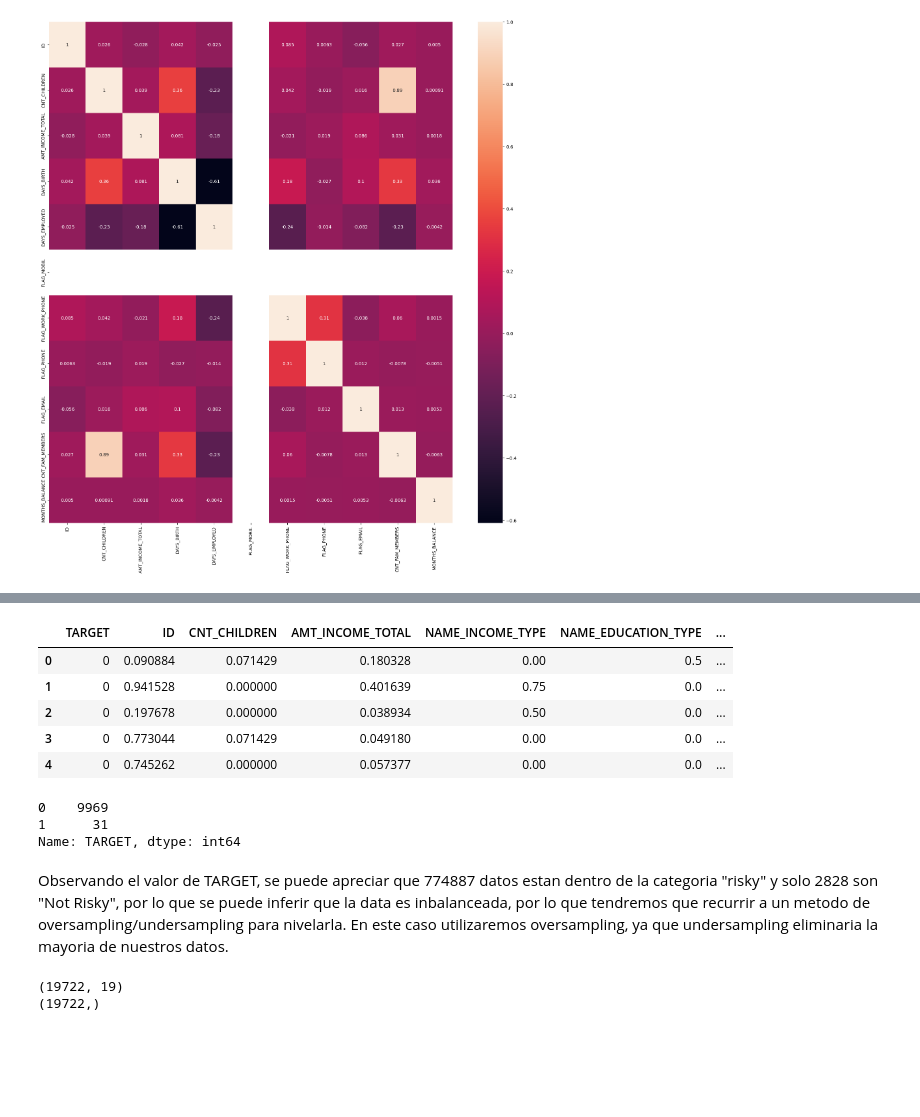
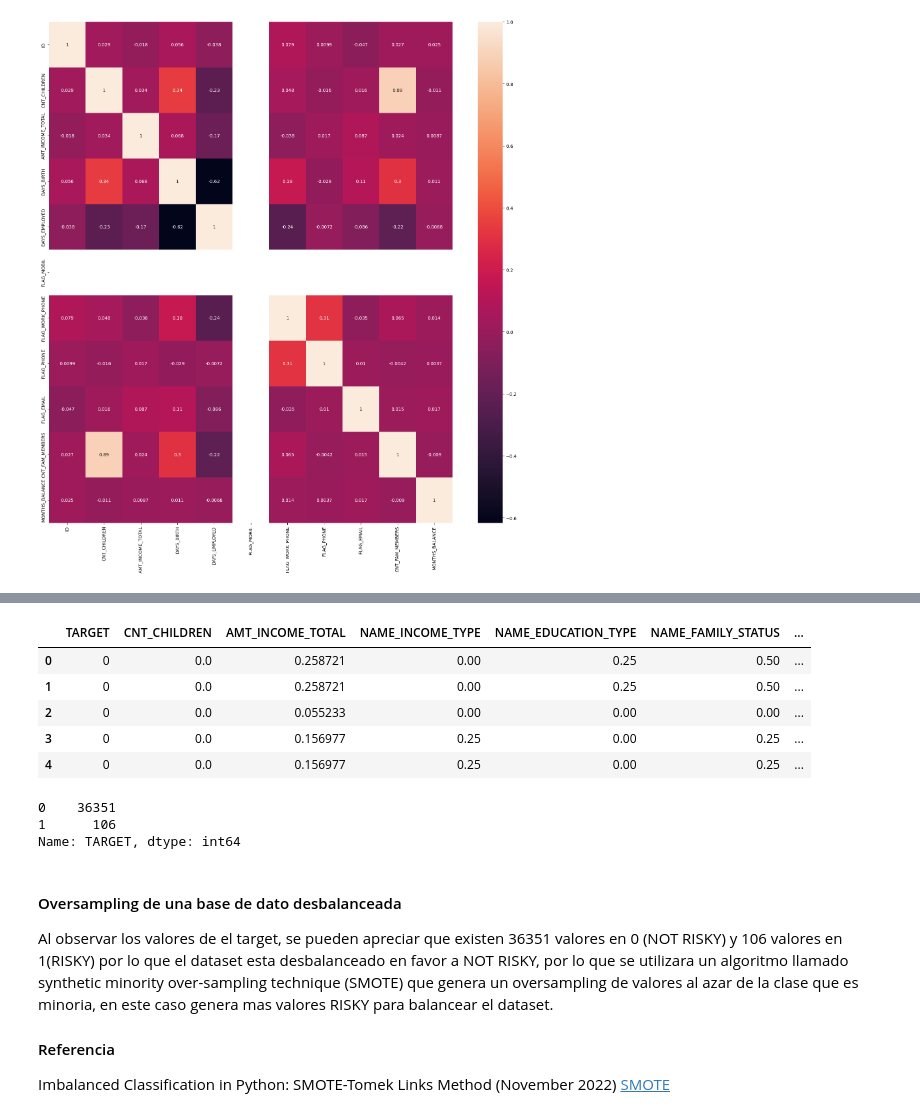
Before and after one commit to eolo-ws/proyecto-2-mineria-de-datos, a Jupyter notebook: proyecto-2-mineria-grupo-5.ipynb, the cells around one changed output, grey strips where cells are left out. Cells and saved outputs as stored; diff of their text form; code cells hidden in the pictures; blank space fills up the shorter version.

```diff
--- a/proyecto-2-mineria-grupo-5.ipynb
+++ b/proyecto-2-mineria-grupo-5.ipynb
@@ -72,0 +111,6 @@ credit_record.ID.nunique()
+# %%
+# Unimos las dos bases de datos basándonos en el ID
+data = application_record.merge(credit_record,how='inner',on=['ID'])
+# Eliminamos datos duplicados en la columna ID para evitar que nuestros modelos posean datos repetidos
+data = data.drop_duplicates('ID')
+data.head(4)
@@ -243,0 +231,11 @@ Rellenamos OCCUPATION_TYPE para que no tenga valores NaN con OTHER, con esto ya
+# %%
+# Se eliminan las variables FLAG_WORK_PHONE, FLAG_PHONE, FLAG_EMAIL, ID, NAME_HOUSING_TYPE.
+data = data.drop('FLAG_MOBIL',axis=1)
+data = data.drop('FLAG_WORK_PHONE',axis=1)
+data = data.drop('FLAG_PHONE',axis=1)
+data = data.drop('FLAG_EMAIL',axis=1)
+data = data.drop('ID',axis=1)
+# Se puede observar el grafico de correlacion despues de que se eliminaron las variables anteriores.
+plt.figure(figsize=(20,20))
+sns.heatmap(data.corr(), annot=True)
+plt.show()
@@ -472,45 +454,49 @@ Nuestra data contiene solo variables numericas.
 # %%
-#utilizaremos solo 10000 datos para nuestro problema
-# El minimo de datos que nos piden para la muestra
-# Si se incrementan los datos toma demasiado tiempo en
-data = data.sample(n=10000, random_state=1)
+# Se utiliza MinMaxScaler para normalizar los datos.
+from sklearn.preprocessing import MinMaxScaler
 
+# x sera nuestra data
 x=data.drop('TARGET',axis=1)
+# y sera nuestro target data
 y=data['TARGET']
-feature_scale = [feature for feature in data.columns if feature!='TARGET']
+
 scaler=MinMaxScaler()
 scaler.fit_transform(x)
 
+# Vizualizacion de los datos escalados
+feature_scale = [feature for feature in data.columns if feature!='TARGET']
 data = pd.concat([data['TARGET'].reset_index(drop=True),
                     pd.DataFrame(scaler.transform(x), columns=feature_scale)],
                     axis=1)
 
 data.head()
 # %% [output]
-|  | TARGET | ID | CNT_CHILDREN | AMT_INCOME_TOTAL | NAME_INCOME_TYPE | NAME_EDUCATION_TYPE | ... |
-| 0 | 0 | 0.090884 | 0.071429 | 0.180328 | 0.00 | 0.5 | ... |
-| 1 | 0 | 0.941528 | 0.000000 | 0.401639 | 0.75 | 0.0 | ... |
-| 2 | 0 | 0.197678 | 0.000000 | 0.038934 | 0.50 | 0.0 | ... |
-| 3 | 0 | 0.773044 | 0.071429 | 0.049180 | 0.00 | 0.0 | ... |
-| 4 | 0 | 0.745262 | 0.000000 | 0.057377 | 0.00 | 0.0 | ... |
+|  | TARGET | CNT_CHILDREN | AMT_INCOME_TOTAL | NAME_INCOME_TYPE | NAME_EDUCATION_TYPE | NAME_FAMILY_STATUS | ... |
+| 0 | 0 | 0.0 | 0.258721 | 0.00 | 0.25 | 0.50 | ... |
+| 1 | 0 | 0.0 | 0.258721 | 0.00 | 0.25 | 0.50 | ... |
+| 2 | 0 | 0.0 | 0.055233 | 0.00 | 0.00 | 0.00 | ... |
+| 3 | 0 | 0.0 | 0.156977 | 0.25 | 0.00 | 0.25 | ... |
+| 4 | 0 | 0.0 | 0.156977 | 0.25 | 0.00 | 0.25 | ... |
-# %%
-data.TARGET.value_counts()
-# %% [output]
-0    9969
-1      31
-Name: TARGET, dtype: int64
-# %% [markdown]
-Observando el valor de TARGET, se puede apreciar que 774887 datos estan dentro de la categoria "risky" y solo 2828 son "Not Risky", por lo que se puede inferir que la data es inbalanceada, por lo que tendremos que recurrir a un metodo de oversampling/undersampling para nivelarla.
-En este caso utilizaremos oversampling, ya que undersampling eliminaria la mayoria de nuestros datos.
+# %%
+# Revisamos el ratio de valores en el dataset en base al TARGET
+data.TARGET.value_counts()
+# %% [output]
+0    36351
+1      106
+Name: TARGET, dtype: int64
+# %% [markdown]
+#### Oversampling de una base de dato desbalanceada
+
+Al observar los valores de el target, se pueden apreciar que existen 36351 valores en 0 (NOT RISKY) y 106 valores en 1(RISKY) por lo que el dataset esta desbalanceado en favor a NOT RISKY, por lo que se utilizara un algoritmo llamado synthetic minority over-sampling technique (SMOTE) que genera un oversampling de valores al azar de la clase que es minoria, en este caso genera mas valores RISKY para balancear el dataset.
+
+
+#### Referencia
+Imbalanced Classification in Python: SMOTE-Tomek Links Method (November 2022)
+[SMOTE](https://towardsdatascience.com/imbalanced-classification-in-python-smote-tomek-links-method-6e48dfe69bbc)
 # %%
 from imblearn.combine import SMOTETomek
-smk=SMOTETomek(random_state=6)
+smk=SMOTETomek(random_state=1)
 # Hacemos el oversampling de los datos
 x_res,y_res=smk.fit_resample(x,y)
-print(x_res.shape)
-print(y_res.shape)
-# %% [output]
-(19722, 19)
-(19722,)
 # %%
 from collections import Counter
```
Also changed, not shown: parts of 54 cells of this notebook.
